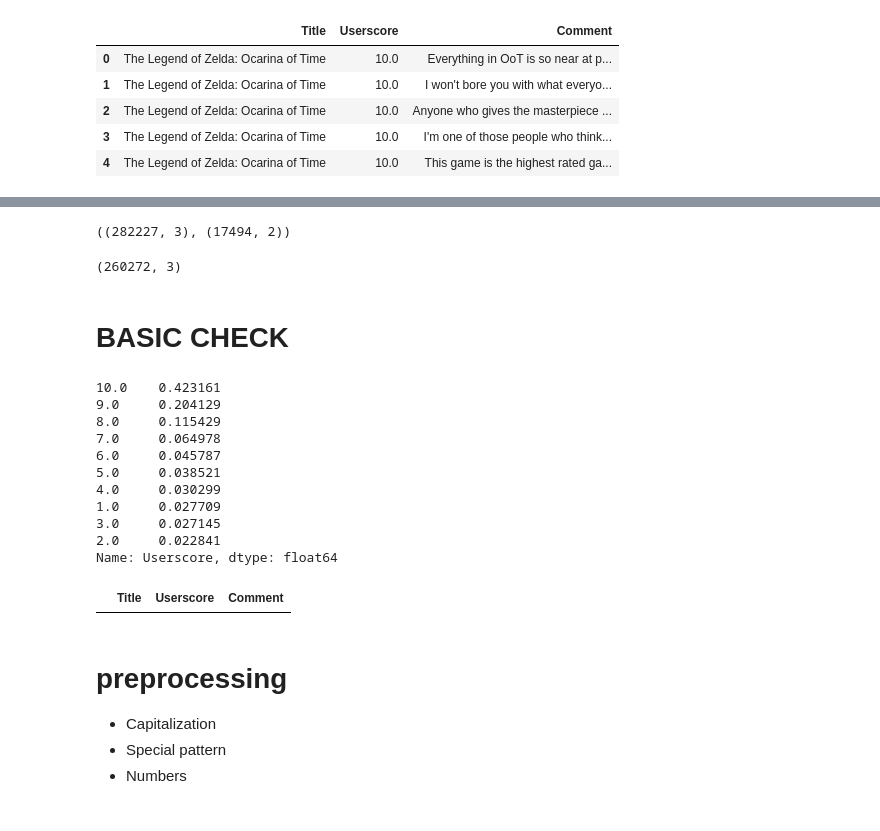
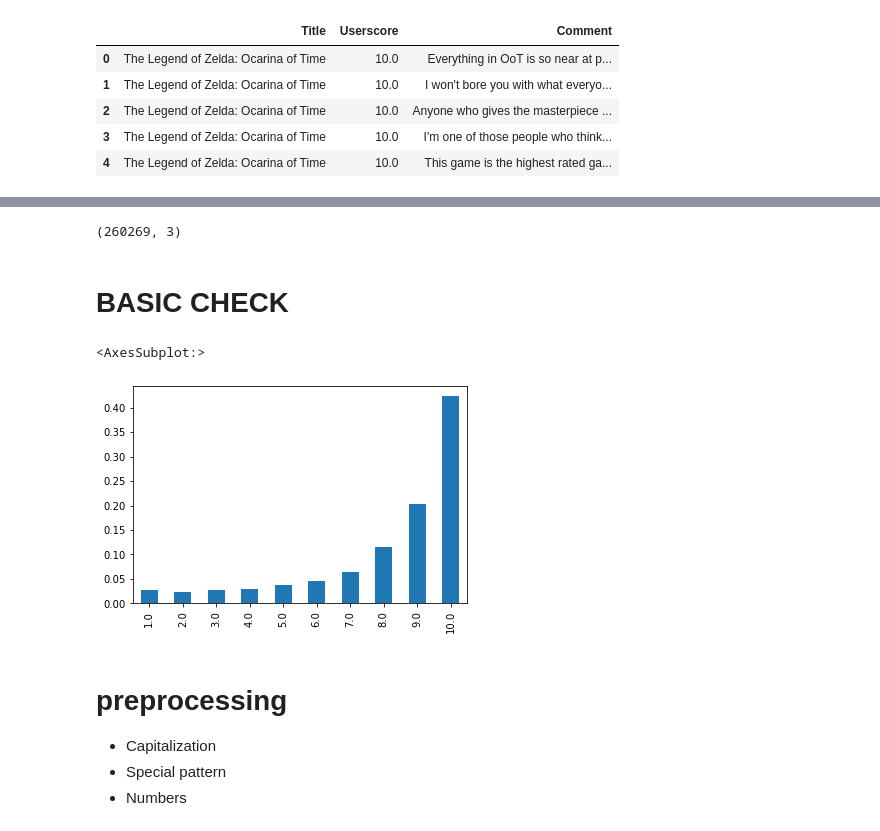
Before and after one commit to vivyhasadream/Game_Recommender_System_W_Sentimental_Analyzer, a Jupyter notebook: 2_EDA_NLP.ipynb, the cells around one changed output, grey strips where cells are left out. Cells and saved outputs as stored; diff of their text form; code cells hidden in the pictures.

```diff
--- a/2_EDA_NLP.ipynb
+++ b/2_EDA_NLP.ipynb
@@ -32,6 +32,6 @@ using user reviews from metacritic(283983) and steam(17494)
 # %%
-df1 = pd.read_csv('processed_df\metacritic_comments_nlp.csv')
-df1.head()
+df = pd.read_csv('processed_df\metacritic_comments_nlp.csv')
+df.head()
 # %% [output]
 |  | Title | Userscore | Comment |
 | 0 | The Legend of Zelda: Ocarina of Time | 10.0 | Everything in OoT is so near at p... |
@@ -54,40 +42,16 @@ df2.columns = ['Title', 'Comment']
-# %%
-df1.shape, df2.shape
-# %% [output]
-((282227, 3), (17494, 2))
-# %%
-# concat dataframes
-
-df = pd.concat([df1, df2])
-# %%
-df.drop_duplicates(inplace=True)
-df.dropna(inplace=True)
 # %%
 df.shape
 # %% [output]
-(260272, 3)
+(260269, 3)
 # %% [markdown]
 # BASIC CHECK
 # %%
-df.Userscore.value_counts(normalize=True)
+df.Userscore.value_counts(normalize=True).sort_index().plot(kind='bar')
 
 # 42% user gave a 10
 # %% [output]
-10.0    0.423161
-9.0     0.204129
-8.0     0.115429
-7.0     0.064978
-6.0     0.045787
-5.0     0.038521
-4.0     0.030299
-1.0     0.027709
-3.0     0.027145
-2.0     0.022841
-Name: Userscore, dtype: float64
+<AxesSubplot:>
+[figure, added]
-# %%
-df[df['Userscore'] == np.NAN]
-# %% [output]
-|  | Title | Userscore | Comment |
 # %% [markdown]
 # preprocessing
 
```
Also changed, not shown: parts of 4 cells of this notebook, 3 other files.
